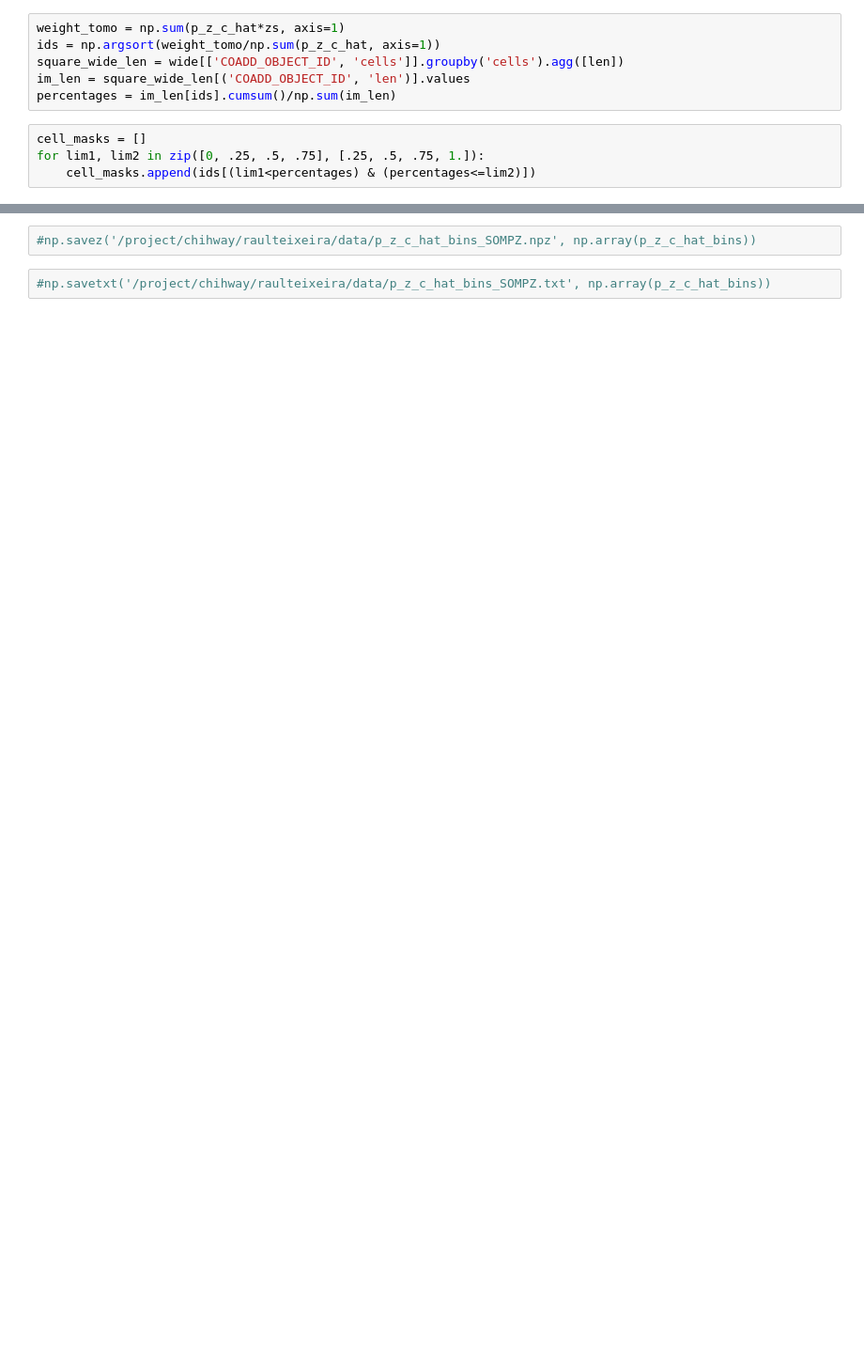
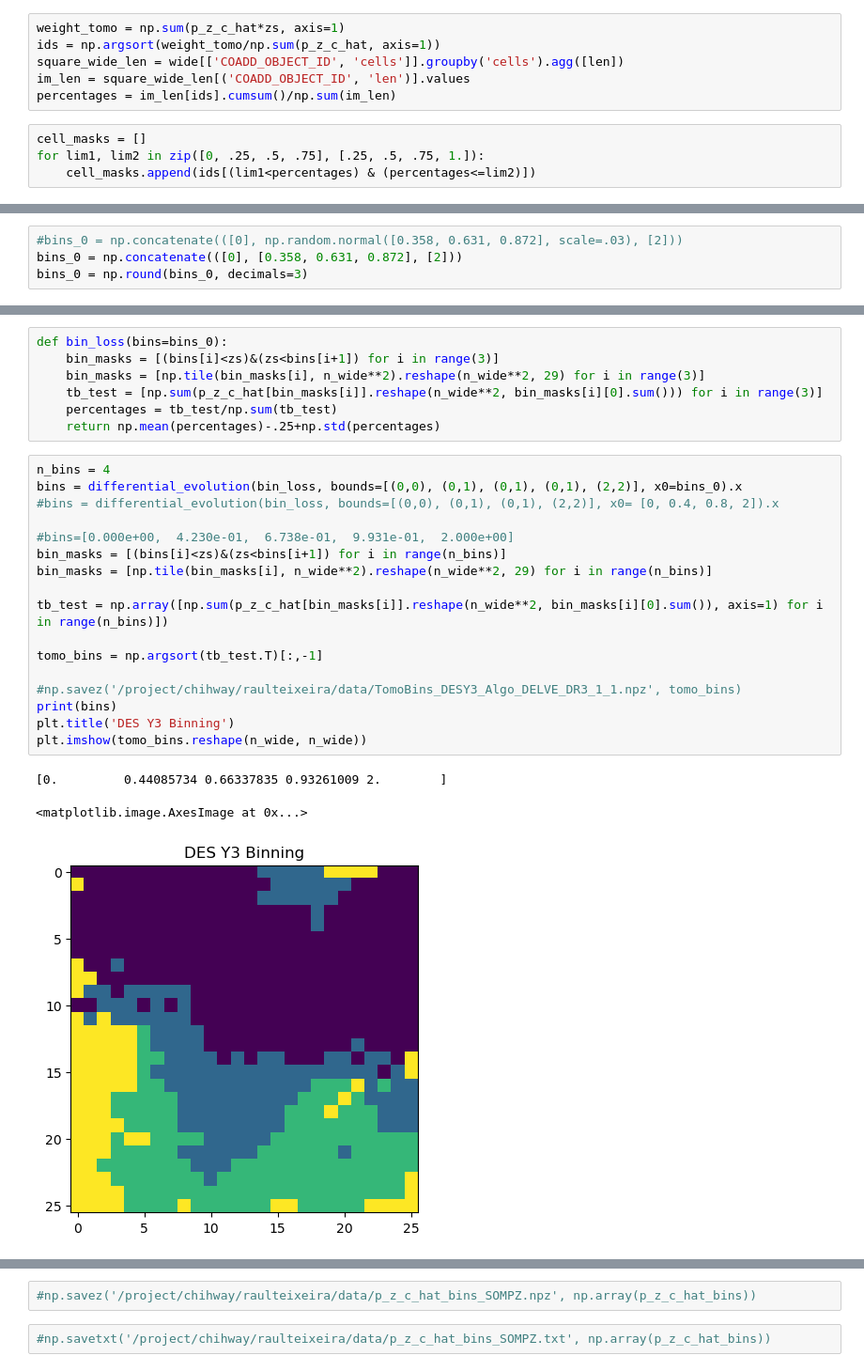
Before and after one commit to rbgdet/CSPZ, a Jupyter notebook: notebooks/SOMPZ_pipeline.ipynb, the cells around one changed output, grey strips where cells are left out. Shown at 94% size. Saved outputs shown, nothing was run; the diff lists cells and outputs as text; blank space fills up the shorter version.

```diff
--- a/notebooks/SOMPZ_pipeline.ipynb
+++ b/notebooks/SOMPZ_pipeline.ipynb
@@ -333,0 +335,4 @@ plt.show()
+# %%
+#bins_0 = np.concatenate(([0], np.random.normal([0.358, 0.631, 0.872], scale=.03), [2]))
+bins_0 = np.concatenate(([0], [0.358, 0.631, 0.872], [2]))
+bins_0 = np.round(bins_0, decimals=3)
@@ -333,0 +343,28 @@ plt.show()
+# %%
+def bin_loss(bins=bins_0):
+    bin_masks = [(bins[i]<zs)&(zs<bins[i+1]) for i in range(3)]
+    bin_masks = [np.tile(bin_masks[i], n_wide**2).reshape(n_wide**2, 29) for i in range(3)]
+    tb_test = [np.sum(p_z_c_hat[bin_masks[i]].reshape(n_wide**2, bin_masks[i][0].sum())) for i in range(3)]
+    percentages = tb_test/np.sum(tb_test)
+    return np.mean(percentages)-.25+np.std(percentages)
+# %%
+n_bins = 4
+bins = differential_evolution(bin_loss, bounds=[(0,0), (0,1), (0,1), (0,1), (2,2)], x0=bins_0).x
+#bins = differential_evolution(bin_loss, bounds=[(0,0), (0,1), (0,1), (2,2)], x0= [0, 0.4, 0.8, 2]).x
+
+#bins=[0.000e+00,  4.230e-01,  6.738e-01,  9.931e-01,  2.000e+00]
+bin_masks = [(bins[i]<zs)&(zs<bins[i+1]) for i in range(n_bins)]
+bin_masks = [np.tile(bin_masks[i], n_wide**2).reshape(n_wide**2, 29) for i in range(n_bins)]
+
+tb_test = np.array([np.sum(p_z_c_hat[bin_masks[i]].reshape(n_wide**2, bin_masks[i][0].sum()), axis=1) for i in range(n_bins)])
+
+tomo_bins = np.argsort(tb_test.T)[:,-1]
+
+#np.savez('/project/chihway/raulteixeira/data/TomoBins_DESY3_Algo_DELVE_DR3_1_1.npz', tomo_bins)
+print(bins)
+plt.title('DES Y3 Binning')
+plt.imshow(tomo_bins.reshape(n_wide, n_wide))
+# %% [output]
+[0.         0.44085734 0.66337835 0.93261009 2.        ]
+<matplotlib.image.AxesImage at 0x...>
+[figure, added]
```
Also changed, not shown: parts of 42 cells of this notebook.
